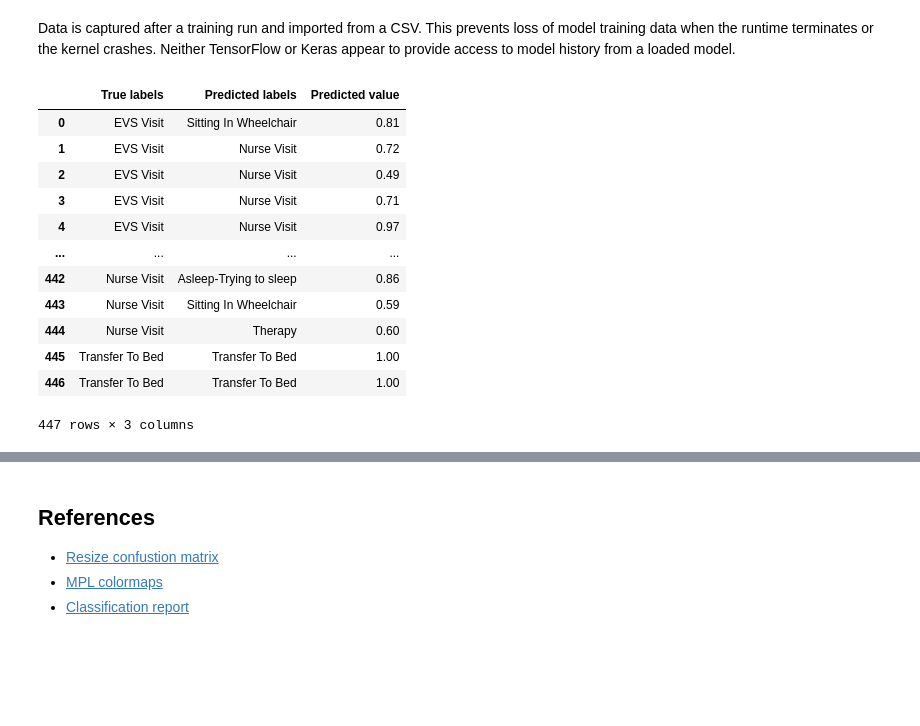
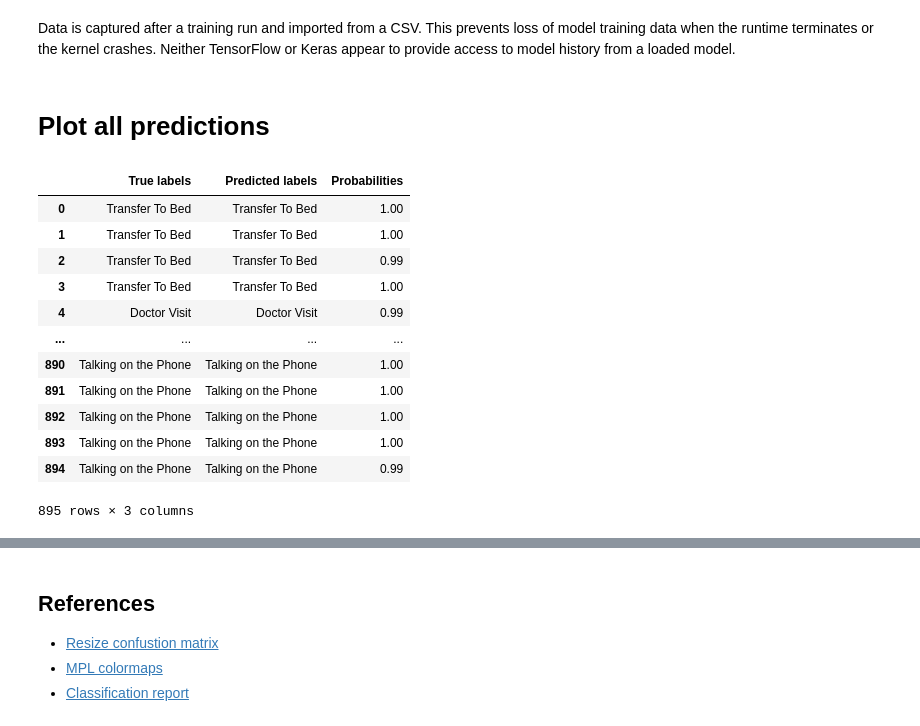
Before and after one commit to AI-For-Wearables-PAM/activity-recog, a Jupyter notebook: notebooks/confusion-matrix.ipynb, the cells around one changed output, grey strips where cells are left out. Drawn from its saved outputs; the diff is of its cells as text; code cells hidden in the pictures; blank space fills up the shorter version.

```diff
--- a/notebooks/confusion-matrix.ipynb
+++ b/notebooks/confusion-matrix.ipynb
@@ -26,34 +68,24 @@ pred2 = ['Doctor Visit', [['Doctor Visit', 0.9], ['Watching TV', 0.1],
                           ['Brought Back From Therapy (Transfer To Bed)', 0.5],
                           ['Family', 0.0]]
                           ]
-# %%
-# Import CSV of all predictions from a training run
-df = pd.read_csv('../data/2024-09-21-all_predictions.csv')
-
-# Rename columns:
-df = df.rename(columns={"true_class": "True labels",
-                        "predicted_class": "Predicted labels",
-                        "predicted_value": "Predicted value"
-                        })
-
-# Filter data by top predictions
-top_predictions = df.iloc[::12, :].reset_index(drop=True)
-
-# Display DataFrame
-top_predictions
-# %% [output]
-|  | True labels | Predicted labels | Predicted value |
-| 0 | EVS Visit | Sitting In Wheelchair | 0.81 |
-| 1 | EVS Visit | Nurse Visit | 0.72 |
-| 2 | EVS Visit | Nurse Visit | 0.49 |
-| 3 | EVS Visit | Nurse Visit | 0.71 |
-| 4 | EVS Visit | Nurse Visit | 0.97 |
-| ... | ... | ... | ... |
-| 442 | Nurse Visit | Asleep-Trying to sleep | 0.86 |
-| 443 | Nurse Visit | Sitting In Wheelchair | 0.59 |
-| 444 | Nurse Visit | Therapy | 0.60 |
-| 445 | Transfer To Bed | Transfer To Bed | 1.00 |
-| 446 | Transfer To Bed | Transfer To Bed | 1.00 |
-447 rows × 3 columns
+# %% [markdown]
+# Plot all predictions
+# %%
+all_predictions = get_data('../data/2024-09-19-train-all.csv')
+all_predictions
+# %% [output]
+|  | True labels | Predicted labels | Probabilities |
+| 0 | Transfer To Bed | Transfer To Bed | 1.00 |
+| 1 | Transfer To Bed | Transfer To Bed | 1.00 |
+| 2 | Transfer To Bed | Transfer To Bed | 0.99 |
+| 3 | Transfer To Bed | Transfer To Bed | 1.00 |
+| 4 | Doctor Visit | Doctor Visit | 0.99 |
+| ... | ... | ... | ... |
+| 890 | Talking on the Phone | Talking on the Phone | 1.00 |
+| 891 | Talking on the Phone | Talking on the Phone | 1.00 |
+| 892 | Talking on the Phone | Talking on the Phone | 1.00 |
+| 893 | Talking on the Phone | Talking on the Phone | 1.00 |
+| 894 | Talking on the Phone | Talking on the Phone | 0.99 |
+895 rows × 3 columns
 # %%
 # Select true and predicted labels
```
Also changed, not shown: parts of 17 cells of this notebook, 8 other files.
